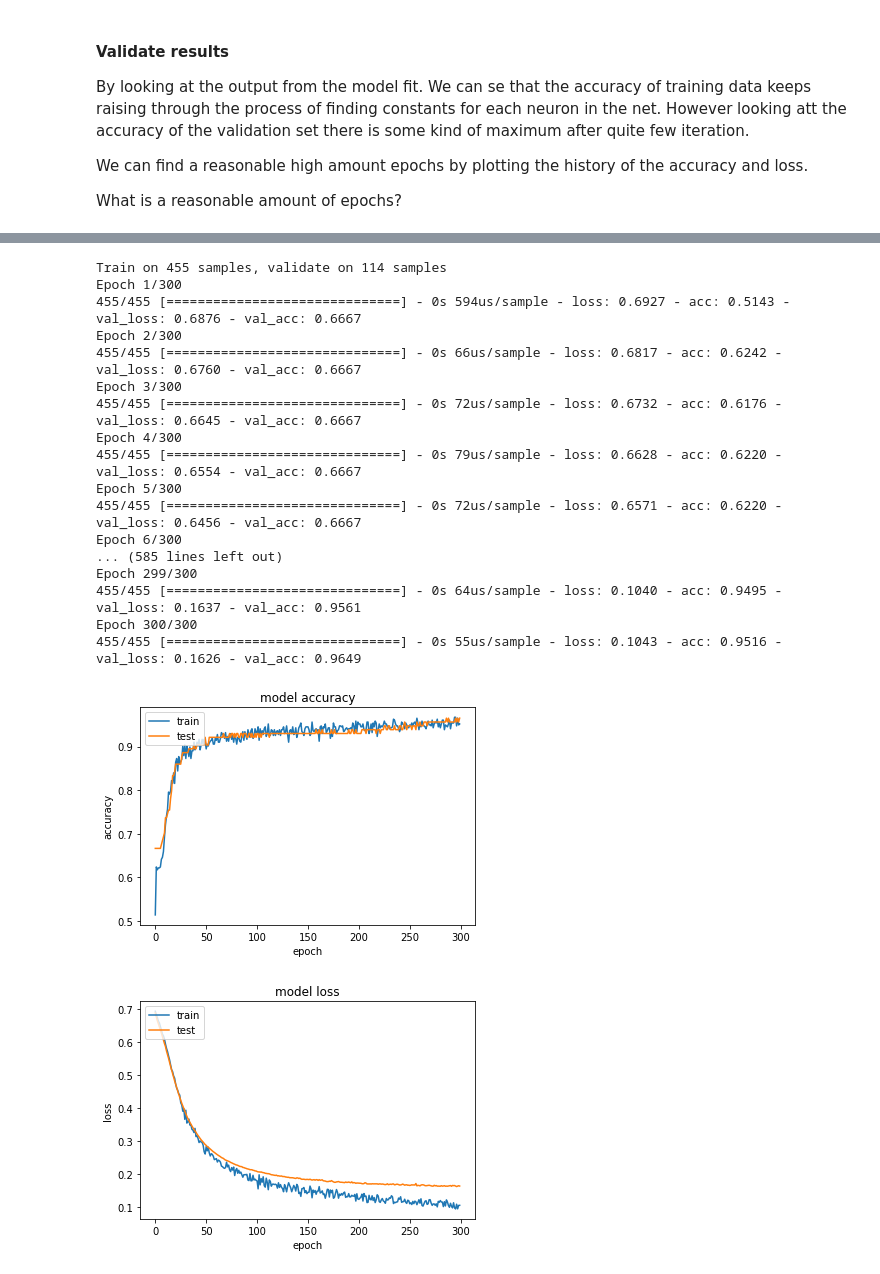
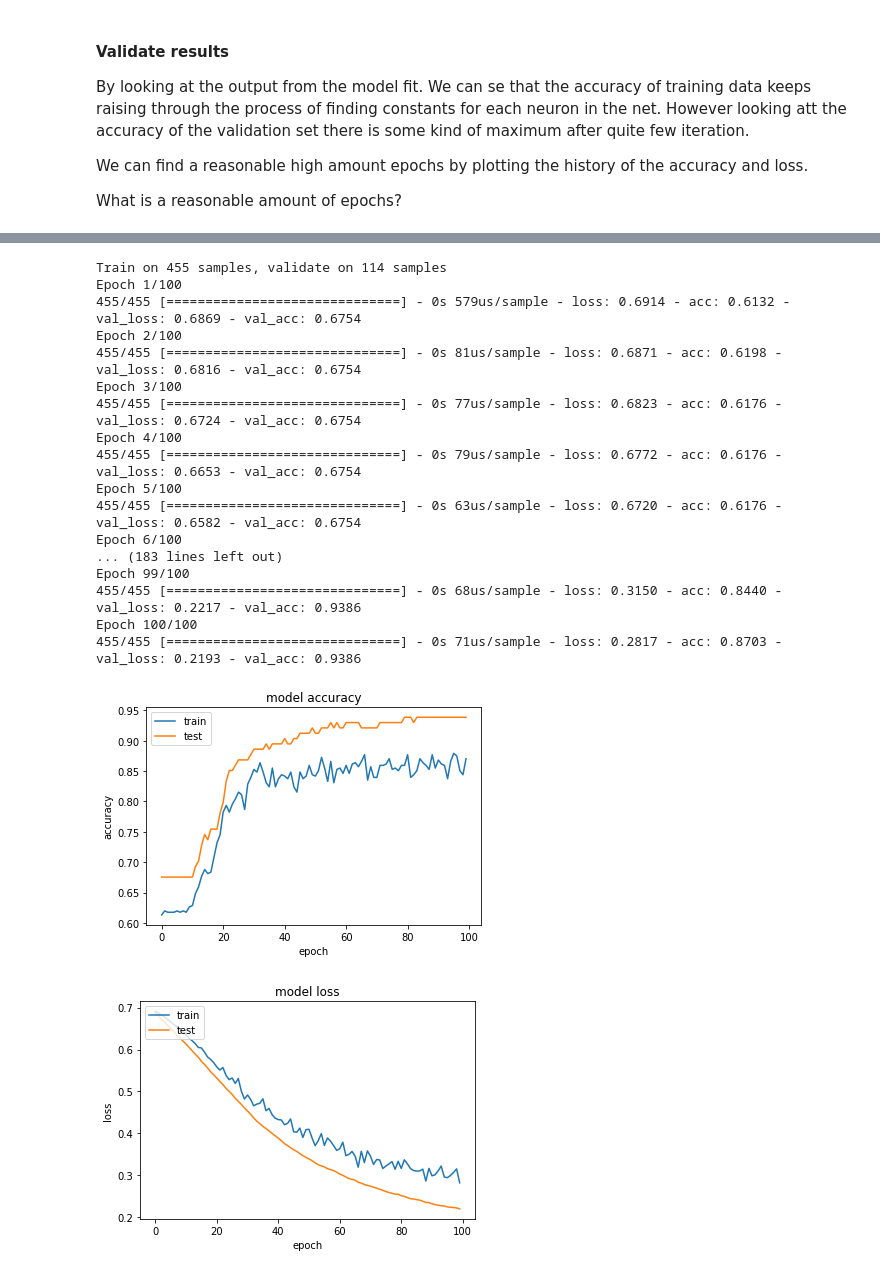
Before and after one commit to simjoh/AI-Lab-Neural-Net-and-Python, a Jupyter notebook: Lab1 - Classify Breast Cancer.ipynb, the cells around one changed output, grey strips where cells are left out. Cells and saved outputs as stored; diff of their text form; code cells hidden in the pictures.

```diff
--- a/Lab1 - Classify Breast Cancer.ipynb
+++ b/Lab1 - Classify Breast Cancer.ipynb
@@ -26,9 +26,3 @@ from matplotlib import pyplot as plt
 from sklearn.preprocessing import normalize
 from sklearn.model_selection import train_test_split
 from sklearn import preprocessing
-# %%
-# Read data from file 'breast-cancer.csv' from the data folder
-# Open the csv to see the data
-data = pd.read_csv("./data/breast-cancer.csv")
-# Preview the last 10 lines of the loaded data
-data.tail(n=10)
@@ -55,7 +42,3 @@ If A is a dataframe with columns 'b' and 'c', column c can be deleted by
 Nothing will be deleted from the csv file so if you need to load the data again just run the cell above.
 
 Hint: Two columns should be deleted
-# %%
-data.pop('Unnamed: 32')
-data.pop('id')
-data.head(n=10)
@@ -247,54 +202,52 @@ Epoch 300/300
 # %%
+
 model3=tf.keras.Sequential()
 model3.add(tf.keras.layers.Dense(4,input_dim=30,activation='relu'))
 model3.add(tf.keras.layers.Dropout(0.2))
-#model3.add(tf.keras.layers.Dense(3,activation='relu'))
 model3.add(tf.keras.layers.Dense(2,activation='softmax'))
 model3.compile(loss='categorical_crossentropy',optimizer='adam',metrics=['acc'])
-history3 = model3.fit(X_train,y_train,validation_data=(X_test,y_test),batch_size=20,epochs=300,verbose=1)
+history3 = model3.fit(X_train,y_train,validation_data=(X_test,y_test),batch_size=20,epochs=100,verbose=1)
 
 # summarize history for accuracy
 plt.plot(history3.history['acc'])
 plt.plot(history3.history['val_acc'])
 plt.title('model accuracy')
 plt.ylabel('accuracy')
 plt.xlabel('epoch')
 plt.legend(['train', 'test'], loc='upper left')
 plt.show()
 # summarize history for loss
 plt.plot(history3.history['loss'])
 plt.plot(history3.history['val_loss'])
 plt.title('model loss')
 plt.ylabel('loss')
 plt.xlabel('epoch')
 plt.legend(['train', 'test'], loc='upper left')
 plt.show()
 
 model4=tf.keras.Sequential()
 model4.add(tf.keras.layers.Dense(1,input_dim=30,activation='sigmoid'))
-#model4.add(tf.keras.layers.Dropout(0.2))
-#model3.add(tf.keras.layers.Dense(3,activation='relu'))
 model4.add(tf.keras.layers.Dense(2,activation='softmax'))
 model4.compile(loss='categorical_crossentropy',optimizer='adam',metrics=['acc'])
-history4 = model4.fit(X_train,y_train,validation_data=(X_test,y_test),batch_size=20,epochs=300,verbose=1)
+history4 = model4.fit(X_train,y_train,validation_data=(X_test,y_test),batch_size=20,epochs=100,verbose=1)
 # %% [output]
 Train on 455 samples, validate on 114 samples
-Epoch 1/300
-455/455 [==============================] - 0s 594us/sample - loss: 0.6927 - acc: 0.5143 - val_loss: 0.6876 - val_acc: 0.6667
-Epoch 2/300
-455/455 [==============================] - 0s 66us/sample - loss: 0.6817 - acc: 0.6242 - val_loss: 0.6760 - val_acc: 0.6667
-Epoch 3/300
-455/455 [==============================] - 0s 72us/sample - loss: 0.6732 - acc: 0.6176 - val_loss: 0.6645 - val_acc: 0.6667
-Epoch 4/300
-455/455 [==============================] - 0s 79us/sample - loss: 0.6628 - acc: 0.6220 - val_loss: 0.6554 - val_acc: 0.6667
-Epoch 5/300
-455/455 [==============================] - 0s 72us/sample - loss: 0.6571 - acc: 0.6220 - val_loss: 0.6456 - val_acc: 0.6667
-Epoch 6/300
-... (585 lines left out)
-Epoch 299/300
-455/455 [==============================] - 0s 64us/sample - loss: 0.1040 - acc: 0.9495 - val_loss: 0.1637 - val_acc: 0.9561
-Epoch 300/300
-455/455 [==============================] - 0s 55us/sample - loss: 0.1043 - acc: 0.9516 - val_loss: 0.1626 - val_acc: 0.9649
+Epoch 1/100
+455/455 [==============================] - 0s 579us/sample - loss: 0.6914 - acc: 0.6132 - val_loss: 0.6869 - val_acc: 0.6754
+Epoch 2/100
+455/455 [==============================] - 0s 81us/sample - loss: 0.6871 - acc: 0.6198 - val_loss: 0.6816 - val_acc: 0.6754
+Epoch 3/100
+455/455 [==============================] - 0s 77us/sample - loss: 0.6823 - acc: 0.6176 - val_loss: 0.6724 - val_acc: 0.6754
+Epoch 4/100
+455/455 [==============================] - 0s 79us/sample - loss: 0.6772 - acc: 0.6176 - val_loss: 0.6653 - val_acc: 0.6754
+Epoch 5/100
+455/455 [==============================] - 0s 63us/sample - loss: 0.6720 - acc: 0.6176 - val_loss: 0.6582 - val_acc: 0.6754
+Epoch 6/100
+... (183 lines left out)
+Epoch 99/100
+455/455 [==============================] - 0s 68us/sample - loss: 0.3150 - acc: 0.8440 - val_loss: 0.2217 - val_acc: 0.9386
+Epoch 100/100
+455/455 [==============================] - 0s 71us/sample - loss: 0.2817 - acc: 0.8703 - val_loss: 0.2193 - val_acc: 0.9386
-[figure, old version]
+[figure, new version]
-[figure, old version]
+[figure, new version]
 Train on 455 samples, validate on 114 samples
```
Also changed, not shown: parts of 18 cells of this notebook, 5 other files.
